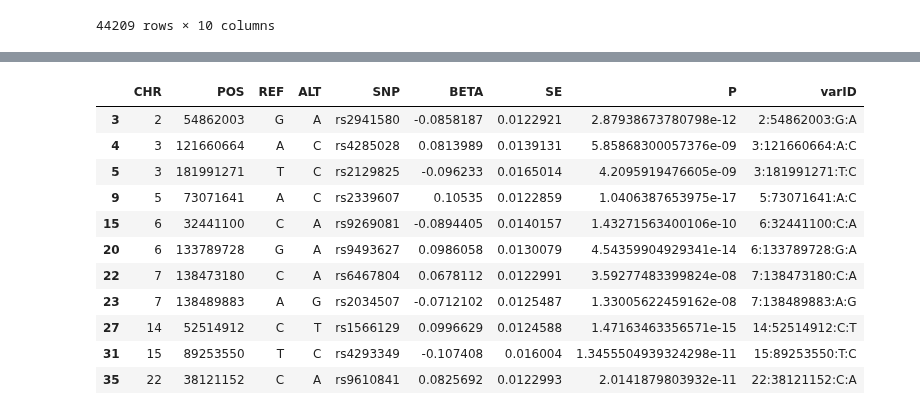
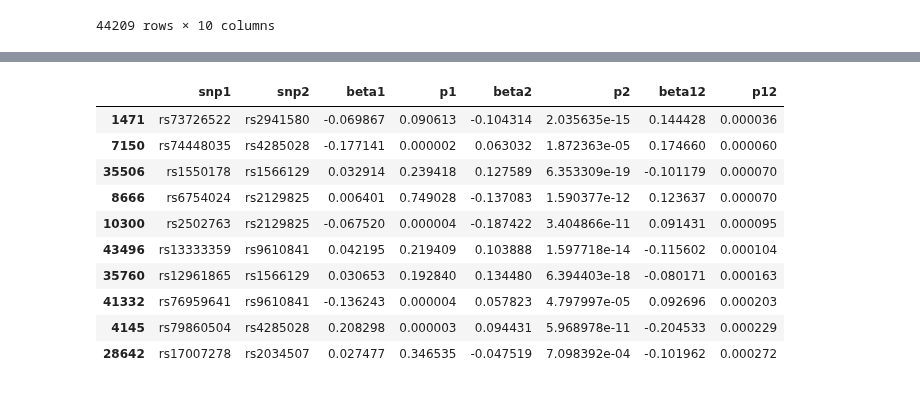
Before and after one commit to statgenetics/UKBB_GWAS_dev, a Jupyter notebook: analysis/regenie_interaction/interaction_python.ipynb, the cells around one changed output, grey strips where cells are left out. Cells and saved outputs as stored; diff of their text form; code cells hidden in the pictures.

```diff
--- a/analysis/regenie_interaction/interaction_python.ipynb
+++ b/analysis/regenie_interaction/interaction_python.ipynb
@@ -4156,4 +4174,5 @@ interstat3.sort_values("p12_1").head(10)
 # %%
 interstat4 = interstat3.drop(["beta12_2","p12_2"],axis=1)
 interstat4 = interstat4.rename(columns={"beta12_1":"beta12","p12_1":"p12","beta1_1":"beta1","p1_2":"p2","beta1_2":"beta2"})
+interstat4 = interstat4[["snp1","snp2","beta1","p1","beta2","p2","beta12","p12"]]
 interstat4
@@ -4160,18 +4193,14 @@ interstat4
 # %%
-tmp = topsnp[topsnp["SNP"].isin([x for x in topsnplist if x in indexsnp])]
-tmp = tmp.astype('string')
-tmp["varID"]=tmp.CHR.str.cat(others=[tmp.POS, tmp.REF, tmp.ALT], sep=':')
-tmp
+interstat4.sort_values("p12").head(10)
 # %% [output]
-|  | CHR | POS | REF | ALT | SNP | BETA | SE | P | varID |
-| 3 | 2 | 54862003 | G | A | rs2941580 | -0.0858187 | 0.0122921 | 2.87938673780798e-12 | 2:54862003:G:A |
-| 4 | 3 | 121660664 | A | C | rs4285028 | 0.0813989 | 0.0139131 | 5.85868300057376e-09 | 3:121660664:A:C |
-| 5 | 3 | 181991271 | T | C | rs2129825 | -0.096233 | 0.0165014 | 4.2095919476605e-09 | 3:181991271:T:C |
-| 9 | 5 | 73071641 | A | C | rs2339607 | 0.10535 | 0.0122859 | 1.0406387653975e-17 | 5:73071641:A:C |
-| 15 | 6 | 32441100 | C | A | rs9269081 | -0.0894405 | 0.0140157 | 1.43271563400106e-10 | 6:32441100:C:A |
-| 20 | 6 | 133789728 | G | A | rs9493627 | 0.0986058 | 0.0130079 | 4.54359904929341e-14 | 6:133789728:G:A |
-| 22 | 7 | 138473180 | C | A | rs6467804 | 0.0678112 | 0.0122991 | 3.59277483399824e-08 | 7:138473180:C:A |
-| 23 | 7 | 138489883 | A | G | rs2034507 | -0.0712102 | 0.0125487 | 1.33005622459162e-08 | 7:138489883:A:G |
-| 27 | 14 | 52514912 | C | T | rs1566129 | 0.0996629 | 0.0124588 | 1.47163463356571e-15 | 14:52514912:C:T |
-| 31 | 15 | 89253550 | T | C | rs4293349 | -0.107408 | 0.016004 | 1.3455504939324298e-11 | 15:89253550:T:C |
-| 35 | 22 | 38121152 | C | A | rs9610841 | 0.0825692 | 0.0122993 | 2.0141879803932e-11 | 22:38121152:C:A |
+|  | snp1 | snp2 | beta1 | p1 | beta2 | p2 | beta12 | p12 |
+| 1471 | rs73726522 | rs2941580 | -0.069867 | 0.090613 | -0.104314 | 2.035635e-15 | 0.144428 | 0.000036 |
+| 7150 | rs74448035 | rs4285028 | -0.177141 | 0.000002 | 0.063032 | 1.872363e-05 | 0.174660 | 0.000060 |
+| 35506 | rs1550178 | rs1566129 | 0.032914 | 0.239418 | 0.127589 | 6.353309e-19 | -0.101179 | 0.000070 |
+| 8666 | rs6754024 | rs2129825 | 0.006401 | 0.749028 | -0.137083 | 1.590377e-12 | 0.123637 | 0.000070 |
+| 10300 | rs2502763 | rs2129825 | -0.067520 | 0.000004 | -0.187422 | 3.404866e-11 | 0.091431 | 0.000095 |
+| 43496 | rs13333359 | rs9610841 | 0.042195 | 0.219409 | 0.103888 | 1.597718e-14 | -0.115602 | 0.000104 |
+| 35760 | rs12961865 | rs1566129 | 0.030653 | 0.192840 | 0.134480 | 6.394403e-18 | -0.080171 | 0.000163 |
+| 41332 | rs76959641 | rs9610841 | -0.136243 | 0.000004 | 0.057823 | 4.797997e-05 | 0.092696 | 0.000203 |
+| 4145 | rs79860504 | rs4285028 | 0.208298 | 0.000003 | 0.094431 | 5.968978e-11 | -0.204533 | 0.000229 |
+| 28642 | rs17007278 | rs2034507 | 0.027477 | 0.346535 | -0.047519 | 7.098392e-04 | -0.101962 | 0.000272 |
```
Also changed, not shown: parts of 5 cells of this notebook.
